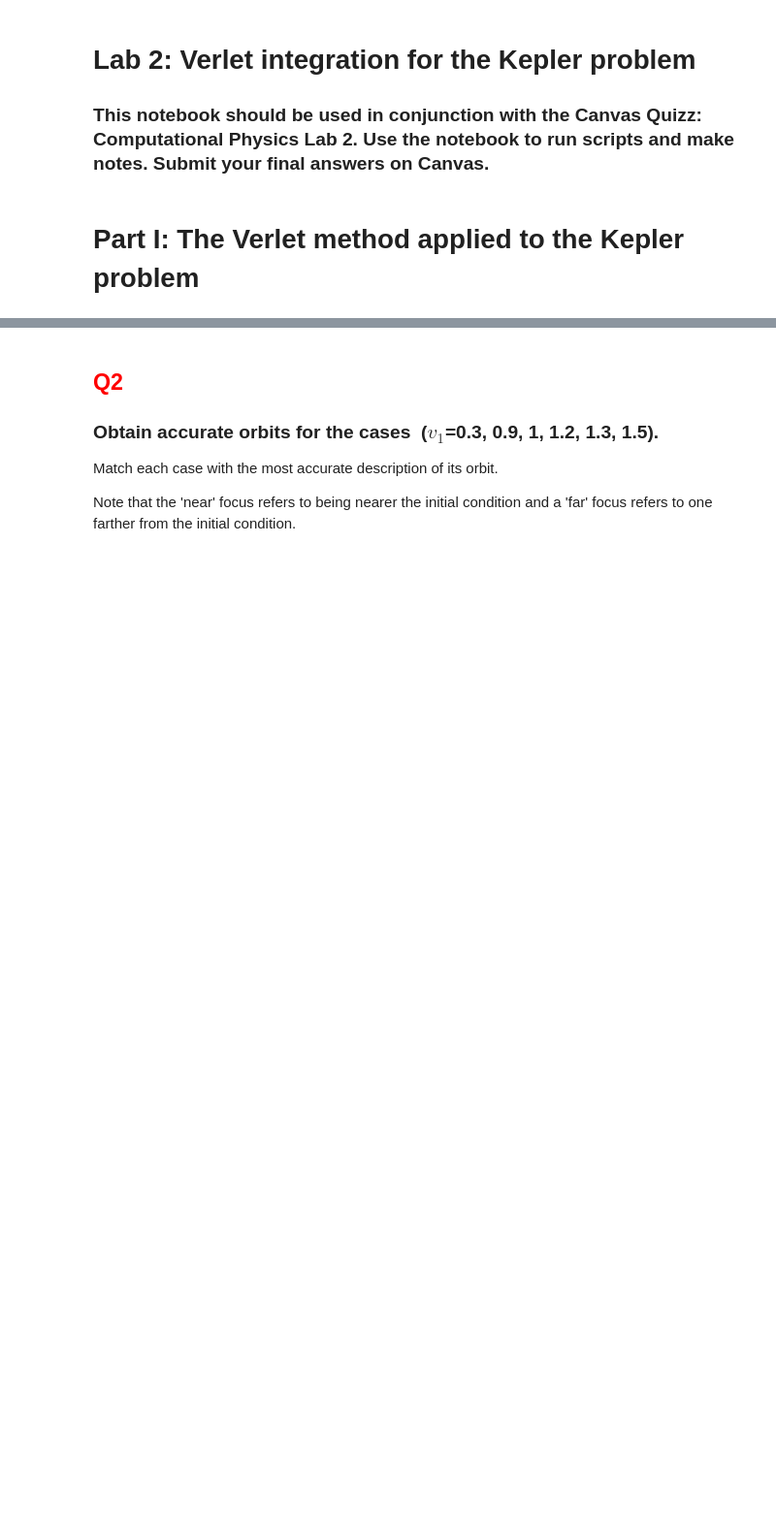
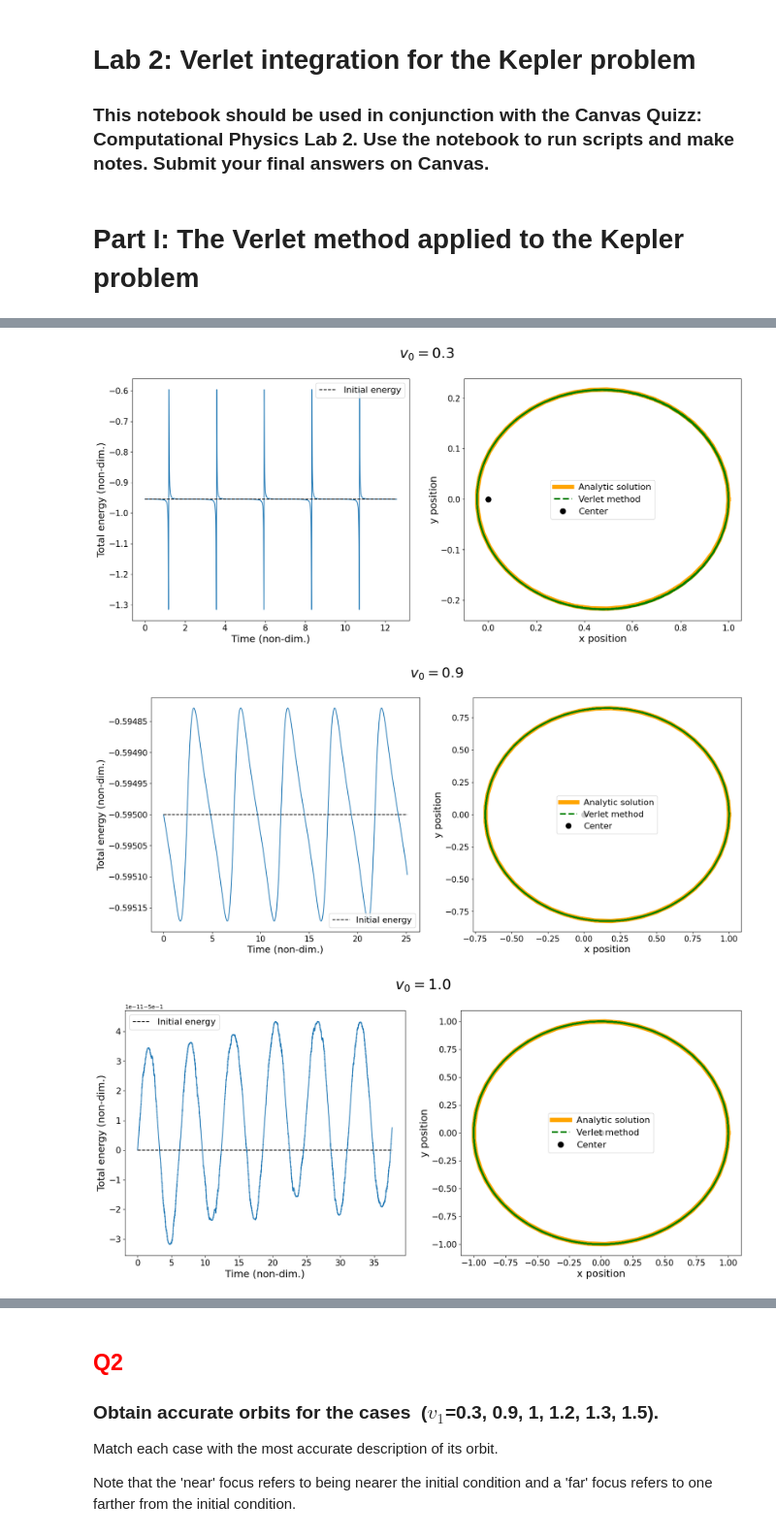
Before and after one commit to OliverRedhead/PHYS3934_CompPhys, a Jupyter notebook: Labs/Lab2/Lab2.ipynb, the cells around one changed output, grey strips where cells are left out. Shown at 97% size. Drawn from its saved outputs; the diff is of its cells as text; code cells hidden in the pictures; blank space fills up the shorter version.

```diff
--- a/Labs/Lab2/Lab2.ipynb
+++ b/Labs/Lab2/Lab2.ipynb
@@ -48,0 +135,33 @@ def kepler_analytic(vel,T):
+# %%
+initial_pos = np.array([1, 0])
+v_vec = np.array([0.3, 0.9, 1, 1.2, 1.3, 1.5])
+tau = 0.0005
+
+for i, v_y in enumerate(v_vec):
+    verlet, analytic, energy = kepler_verlet(initial_pos, np.array([0, v_y]), tau, T=(i+1) * 4*np.pi)
+
+    fig, ax = plt.subplots(1,2, figsize=(20,8))
+    fig.suptitle(fr"$v_0 = {v_y}$", fontsize=26, fontweight="bold")
+    ax[0].plot(*energy.T)
+    ax[0].plot([min(energy[:, 0]),max(energy[:, 0])],np.ones(2)*energy[0, 1], '--k', label='Initial energy') # Initial energy line
+
+    ax[0].tick_params(labelsize=15)
+    ax[0].set_xlabel("Time (non-dim.)", fontsize=18);
+    ax[0].set_ylabel("Total energy (non-dim.)", fontsize=18)
+    ax[0].legend(fontsize=16);
+
+    # Right plot
+
+    ax[1].plot(*analytic.T, color='orange', lw=8, label="Analytic solution")
+    ax[1].plot(*verlet.T, '--g', lw=3, label="Verlet method")
+    ax[1].plot(0,0, 'ko', markersize = 10, label="Center")
+
+    ax[1].tick_params(labelsize=15)
+    # ax[1].set(xlim=[-1.5,1.5], ylim=[-1.5,1.5])
+    ax[1].set_xlabel("x position", fontsize=18)
+    ax[1].set_ylabel("y position", fontsize=18)
+    ax[1].legend(fontsize=16);
+# %% [output]
+[figure, added]
+[figure, added]
+[figure, added]
```
Also changed, not shown: parts of 8 cells of this notebook, 3 other files.
